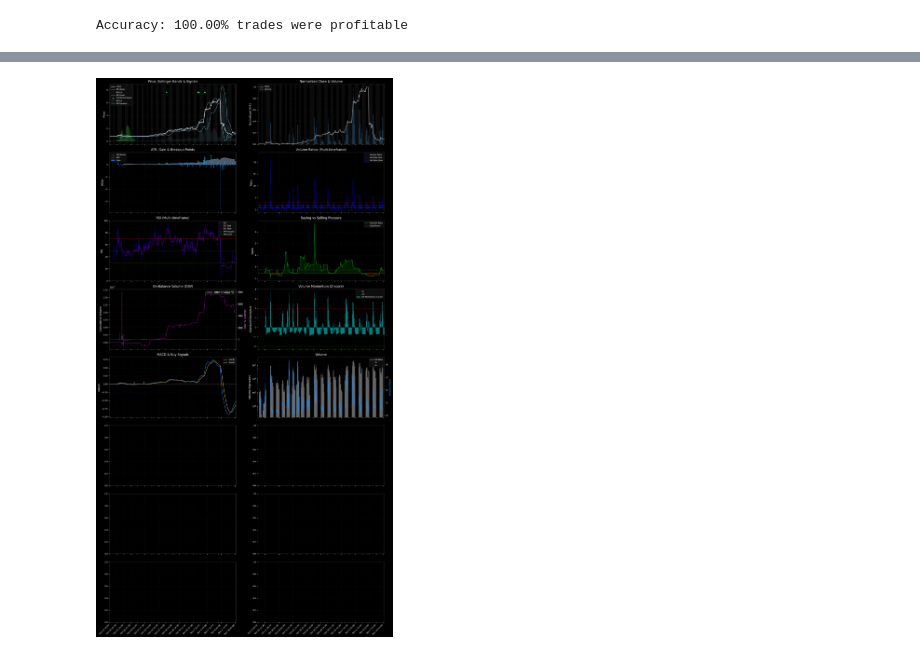
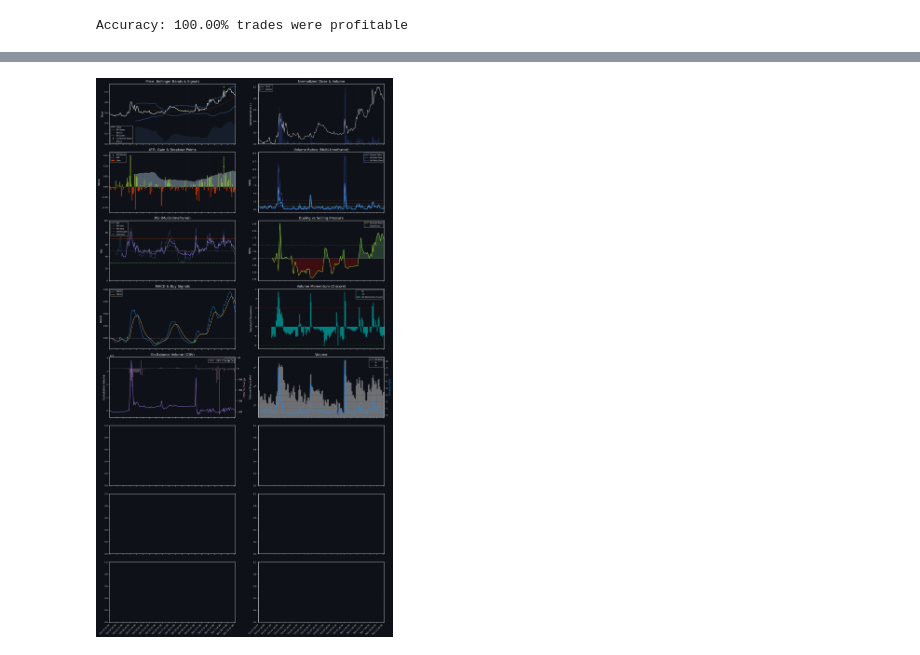
Before and after one commit to shhmon/penstan, a Jupyter notebook: Untitled.ipynb, the cells around one changed output, grey strips where cells are left out. Drawn from its saved outputs; the diff is of its cells as text; code cells hidden in the pictures.

```diff
--- a/Untitled.ipynb
+++ b/Untitled.ipynb
@@ -1173,13 +1190,17 @@ plt.rcParams.update({
 # MSAI CMBM DFLI BYND ASST GPUS DVLT CSAI DTCK RLMD
 # CHR FEMY NVVE EGHT NFE ETHZ QH ACRS CCLD IINN WORX OSRH
 
-symbol = 'DTCK'
+symbol = 'FEMY'
+
+def get_metrics(symbol: str):
 
 df = fetch_data_yfinance(
     symbol=symbol,
+    #start=datetime(2025, 10, 16),
+    #end=datetime(2025, 10, 25),
     period=timedelta(days=30),
     interval='1h',
-    prepost=True
+    prepost=False
 )
 
 window = 16
@@ -1189,9 +1210,9 @@ df, p = pipe(
     base = Base(window=window),
     vol = Volume(window=window),
     rsi = RSI(window=window),
-    macd = MACD(window=window),
-    boll = Boll(window=window),
-    atr = ATR(window=window*2, break_threshold=1.8),
+    macd = MACD(),
+    boll = Boll(window=window*2),
+    atr = ATR(window=window*2, break_threshold=1.6),
     bsp = Pressure(window=window),
     signals = Signals(window=window)
 )
@@ -1207,9 +1228,9 @@ p.atr.plot(df, axes[2])
 p.vol.plot_ratio(df, axes[3])
 p.rsi.plot(df, axes[4])
 p.bsp.plot(df, axes[5])
-p.vol.plot_obv(df, axes[6])
+p.macd.plot(df, axes[6])
 p.vol.plot_momentum(df, axes[7])
-p.macd.plot(df, axes[8])
+p.vol.plot_obv(df, axes[8])
 p.vol.plot(df, axes[9])
 
 p.signals.plot(df, axes[0])
@@ -1263 +1278 @@ plt.show()
-[figure, old version]
+[figure, new version]
```
Also changed, not shown: parts of 3 cells of this notebook, 13 other files.
